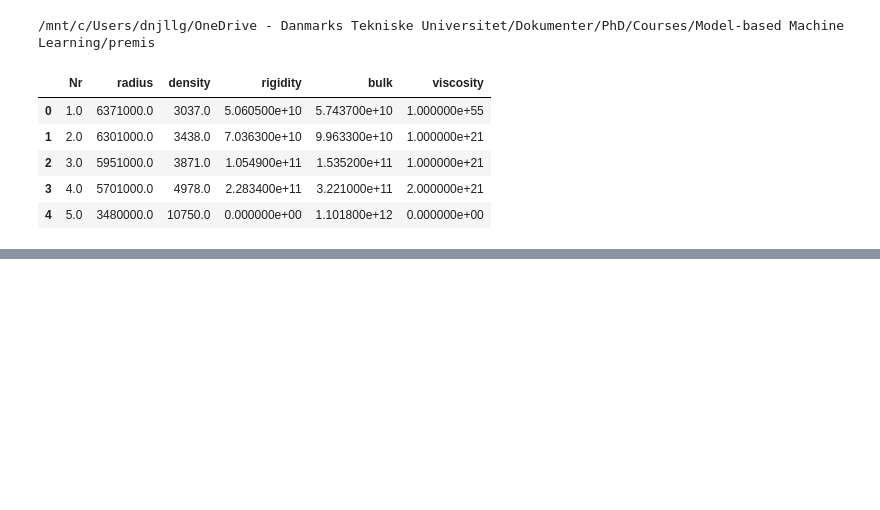
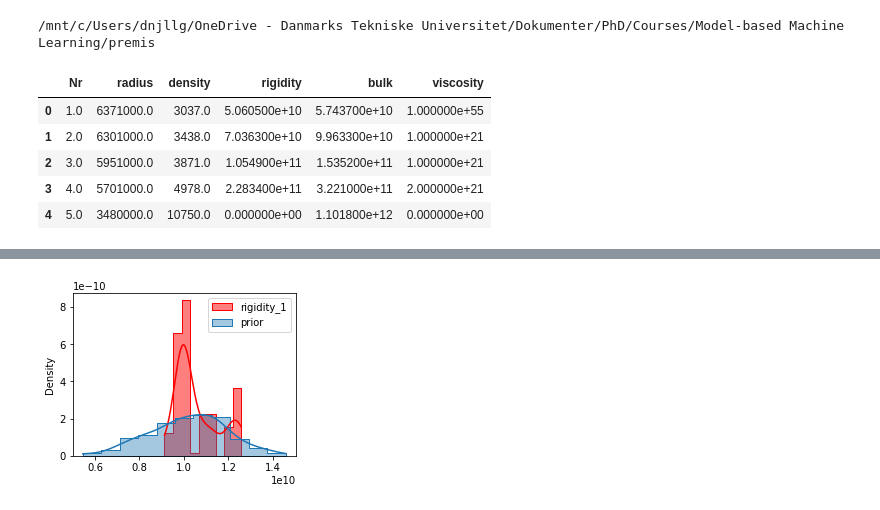
Before and after one commit to eyhl/premis, a Jupyter notebook: notebooks/pyro_model.ipynb, the cells around one changed output, grey strips where cells are left out. Saved outputs shown, nothing was run; the diff lists cells and outputs as text; code cells hidden in the pictures; blank space fills up the shorter version.

```diff
--- a/notebooks/pyro_model.ipynb
+++ b/notebooks/pyro_model.ipynb
@@ -149,7 +158,7 @@ y_train = torch.tensor(uplift).float()
 # %%
 # Run inference in Pyro
 nuts_kernel = NUTS(model)
-mcmc = MCMC(nuts_kernel, num_samples=5, warmup_steps=1, num_chains=1)
+mcmc = MCMC(nuts_kernel, num_samples=150, warmup_steps=5, num_chains=1)
 mcmc.run(X_train, y_train, df_em)
 
 # Show summary of inference results
@@ -233,0 +173,15 @@ def taboo(j: int, e_l: float, e_um: float, e_lm: float) -> np.ndarray:
+# %%
+samples = {k: v for k, v in mcmc.get_samples().items()}
+nodes = ["rigidity_1"]
+
+rigidity_dist_prior = dist.Normal(torch.ones(150), 0.2)
+rigidity_prior = 1e10 * pyro.sample("rigidity_prior", rigidity_dist_prior)
+
+for node in nodes:
+    plt.figure(figsize=(4,3))
+    sns.histplot(samples[node]*1e10, label=node, kde=True, stat='density', element="step", color="red")
+    sns.histplot(rigidity_prior, label="prior", kde=True, stat='density', element="step", alpha=0.4)
+    plt.legend()
+    plt.show()
+# %% [output]
+[figure, added]
```
Also changed, not shown: parts of 27 cells of this notebook, 1 other file.
